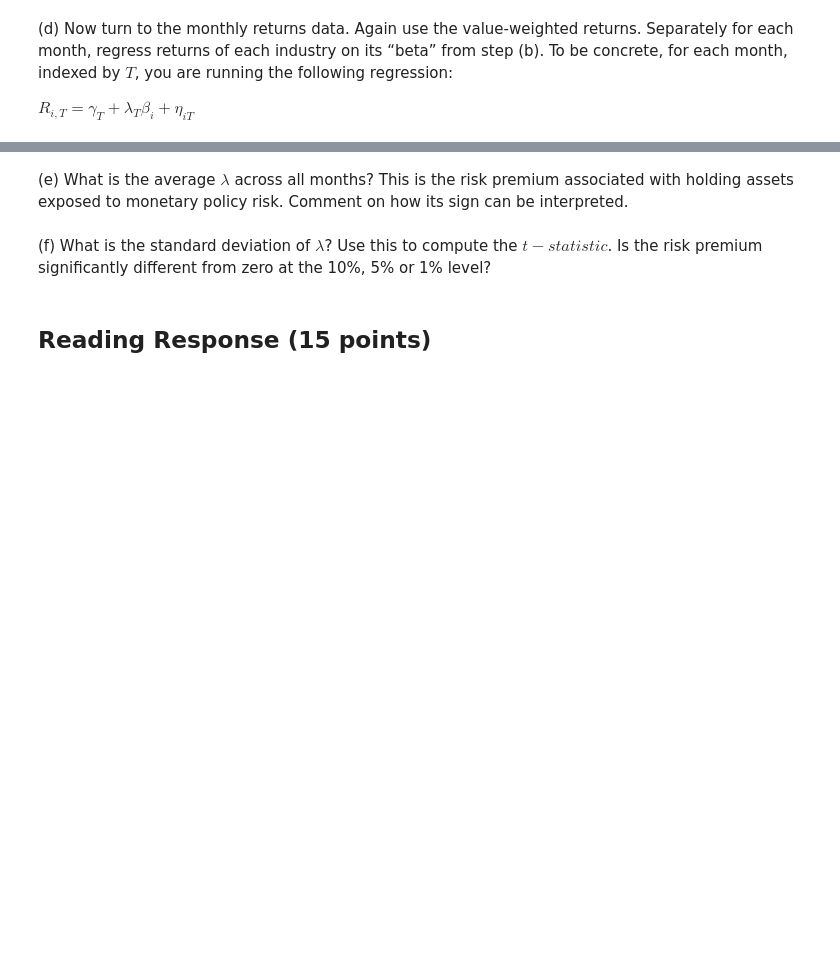
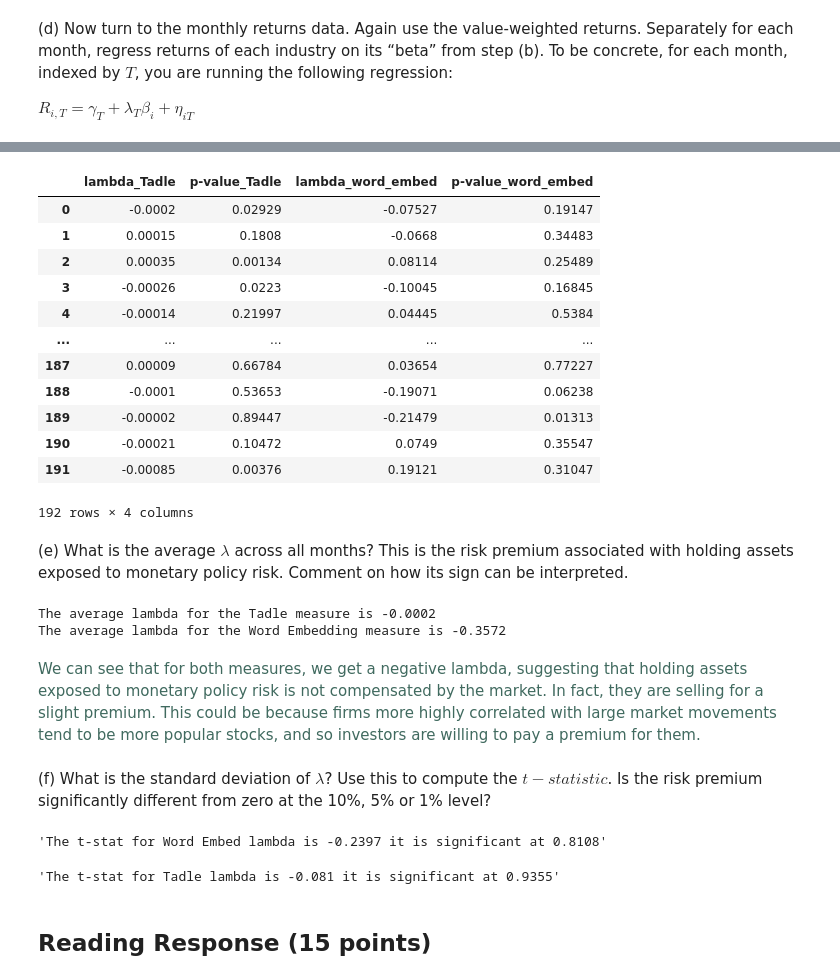
Before and after one commit to alanwake47/FINM-35000-Topics-in-Econ, a Jupyter notebook: week2/hw2/HW2_YRD.ipynb, the cells around one changed output, grey strips where cells are left out. Cells and saved outputs as stored; diff of their text form; code cells hidden in the pictures; blank space fills up the shorter version.

```diff
--- a/week2/hw2/HW2_YRD.ipynb
+++ b/week2/hw2/HW2_YRD.ipynb
@@ -533,8 +601,78 @@ $ R_{i,T} = \gamma_{T} + \lambda_{T} \beta_{i} + \eta_{iT} $
+# %%
+table_tadle = table_tadle.reset_index()
+table_alt = table_alt.reset_index()
+# %%
+data2 = data2.dropna()
+
+lambda_df = pd.DataFrame(columns = ['lambda_Tadle', 'p-value_Tadle', 'lambda_word_embed', 'p-value_word_embed'], index = data2.index)
+
+for i in data2.index:
+
+    beta = "Coefficient"
+    temp_df = table_tadle[["Industry",beta]].set_index("Industry")
+    temp_df["X"] = data2[industries].iloc[i]
+    temp_df = temp_df.astype(float)
+
+    model = sm.OLS(temp_df[beta], sm.add_constant(temp_df["X"]))
+    results = model.fit()
+
+    lambda_df.loc[i, 'lambda_Tadle'] = results.params.iloc[1]
+    lambda_df.loc[i, 'p-value_Tadle'] = results.pvalues.iloc[1]
+
+    beta = "Coefficient"
+
+    temp_df = table_alt[["Industry",beta]].set_index("Industry")
+    temp_df["X"] = data2[industries].iloc[i]
+    temp_df = temp_df.astype(float)
+
+    model = sm.OLS(temp_df[beta], sm.add_constant(temp_df["X"]))
+    results = model.fit()
+
+    lambda_df.loc[i, 'lambda_word_embed',] = results.params.iloc[1]
+    lambda_df.loc[i, 'p-value_word_embed'] = results.pvalues.iloc[1]
+
+lambda_df
+# %% [output]
+|  | lambda_Tadle | p-value_Tadle | lambda_word_embed | p-value_word_embed |
+| 0 | -0.0002 | 0.02929 | -0.07527 | 0.19147 |
+| 1 | 0.00015 | 0.1808 | -0.0668 | 0.34483 |
+| 2 | 0.00035 | 0.00134 | 0.08114 | 0.25489 |
+| 3 | -0.00026 | 0.0223 | -0.10045 | 0.16845 |
+| 4 | -0.00014 | 0.21997 | 0.04445 | 0.5384 |
+| ... | ... | ... | ... | ... |
+| 187 | 0.00009 | 0.66784 | 0.03654 | 0.77227 |
+| 188 | -0.0001 | 0.53653 | -0.19071 | 0.06238 |
+| 189 | -0.00002 | 0.89447 | -0.21479 | 0.01313 |
+| 190 | -0.00021 | 0.10472 | 0.0749 | 0.35547 |
+| 191 | -0.00085 | 0.00376 | 0.19121 | 0.31047 |
+192 rows × 4 columns
 # %% [markdown]
 (e) What is the average $\lambda$ across all months? This is the risk premium associated with holding assets exposed to
 monetary policy risk. Comment on how its sign can be interpreted.
+# %%
+lambda_mean = lambda_df["lambda_word_embed"].mean()
+print(f"The average lambda for the Tadle measure is {round(lambda_df.lambda_Tadle.mean() * 100 ,4)}")
+print(f"The average lambda for the Word Embedding measure is {round(lambda_mean * 100 ,4)}")
+# %% [output]
+The average lambda for the Tadle measure is -0.0002
+The average lambda for the Word Embedding measure is -0.3572
+# %% [markdown]
+<span style="color:#406A5F">We can see that for both measures, we get a negative lambda, suggesting that holding assets exposed to monetary policy risk is not compensated by the market. In fact, they are selling for a slight premium. This could be because firms more highly correlated with large market movements tend to be more popular stocks, and so investors are willing to pay a premium for them.</span>
 # %% [markdown]
 (f) What is the standard deviation of $\lambda$? Use this to compute the $t-statistic$. Is the risk premium significantly different from zero at the 10%, 5% or 1% level?
+# %%
+from scipy import stats
+
+def compute_t_stat(std, n, x_bar, pop_mean = 0, name = '', level = ''):
+    t_stat = (x_bar - pop_mean) / (std / np.sqrt(n))
+    p_value = 2 * (1 - stats.t.cdf(abs(t_stat), df=n - 1))
+    return f"The t-stat for {name} is {round(t_stat, 4)} it is significant at {round(p_value,4)}"
+
+display(compute_t_stat(lambda_df["lambda_word_embed"].std(), len(lambda_df["lambda_word_embed"]), lambda_mean, name = 'Word Embed lambda'))
+display(compute_t_stat(lambda_df.lambda_Tadle.std(), len(lambda_df.lambda_Tadle), lambda_df.lambda_Tadle.mean(), name = 'Tadle lambda'))
+# %% [output]
+'The t-stat for Word Embed lambda is -0.2397 it is significant at 0.8108'
+'The t-stat for Tadle lambda is -0.081 it is significant at 0.9355'
 # %% [markdown]
 ## Reading Response (15 points)
 # %% [markdown]
```
Also changed, not shown: parts of 12 cells of this notebook, 2 other files.
